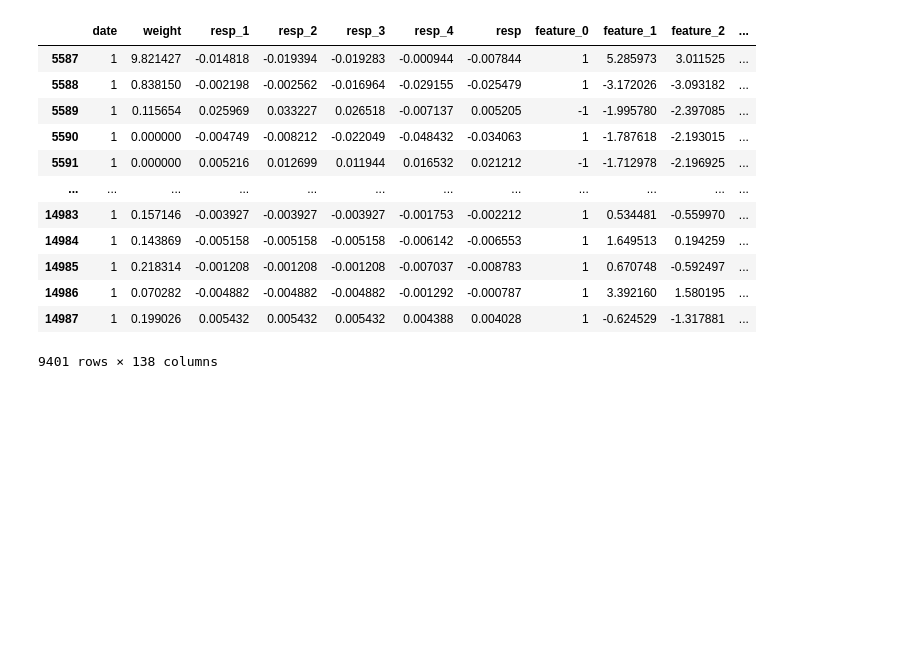
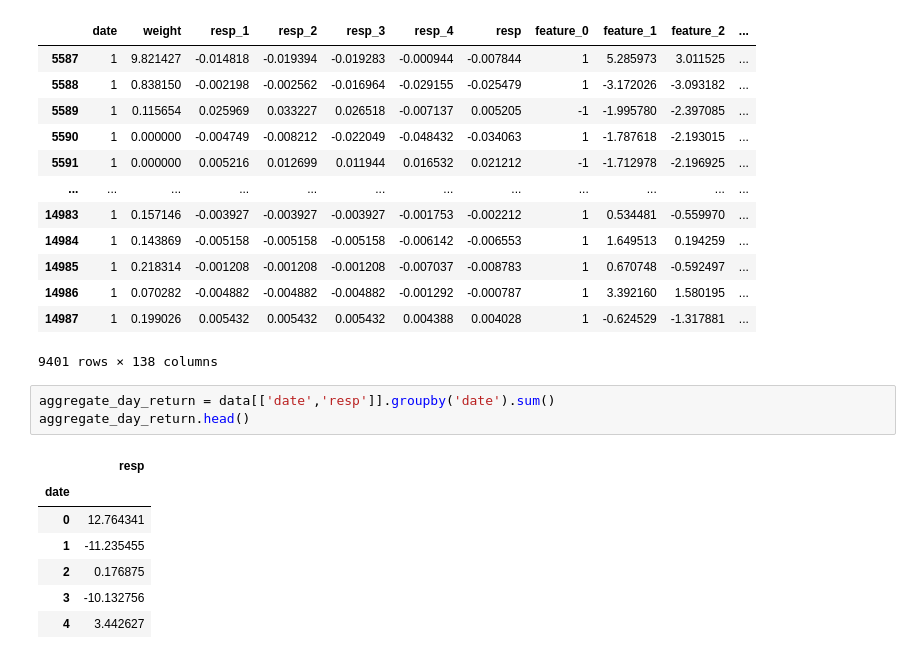
Before and after one commit to rmei97/market_preds, a Jupyter notebook: eda.ipynb, the cells around one changed output. Saved outputs shown, nothing was run; the diff lists cells and outputs as text; blank space fills up the shorter version.

```diff
--- a/eda.ipynb
+++ b/eda.ipynb
@@ -314,3 +303,14 @@ data[data['date'] == 1]
 | 14986 | 1 | 0.070282 | -0.004882 | -0.004882 | -0.004882 | -0.001292 | -0.000787 | 1 | 3.392160 | 1.580195 | ... |
 | 14987 | 1 | 0.199026 | 0.005432 | 0.005432 | 0.005432 | 0.004388 | 0.004028 | 1 | -0.624529 | -1.317881 | ... |
 9401 rows × 138 columns
+# %%
+aggregate_day_return = data[['date','resp']].groupby('date').sum()
+aggregate_day_return.head()
+# %% [output]
+|  | resp |
+| date |  |
+| 0 | 12.764341 |
+| 1 | -11.235455 |
+| 2 | 0.176875 |
+| 3 | -10.132756 |
+| 4 | 3.442627 |
```
Also changed, not shown: parts of 4 cells of this notebook.
